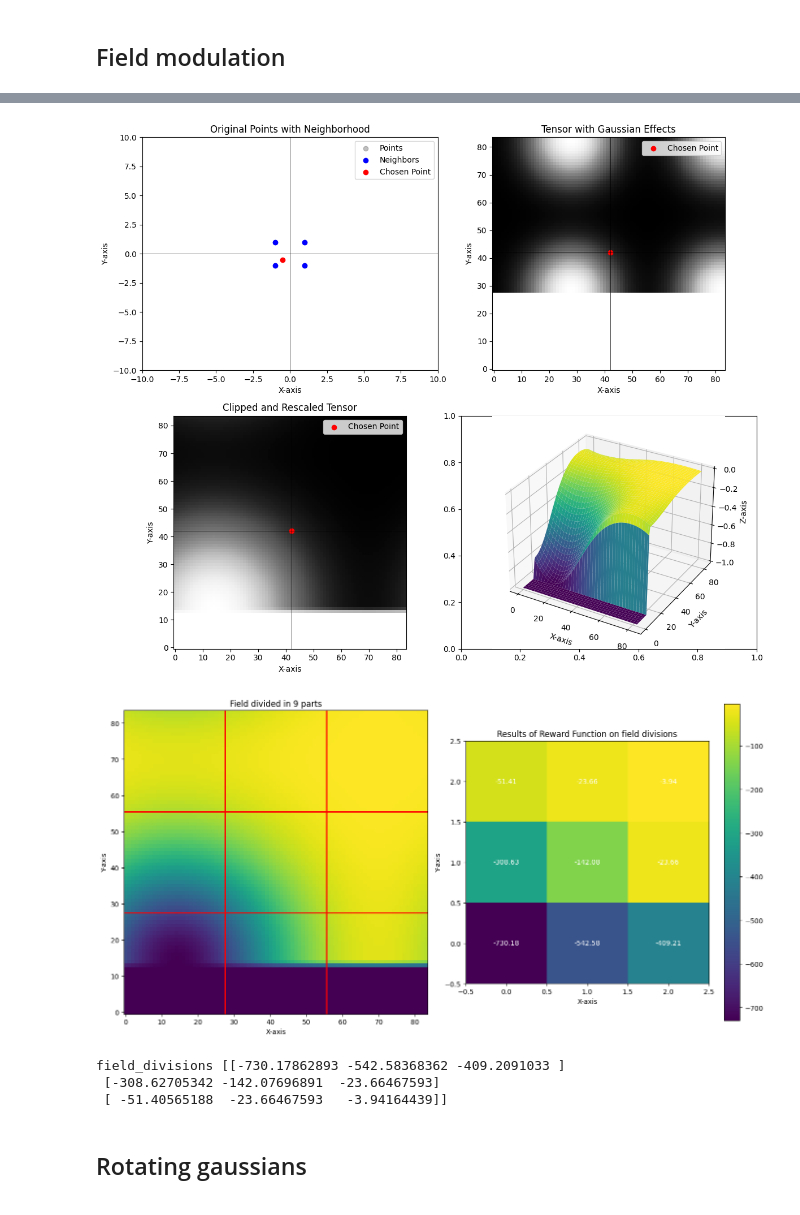
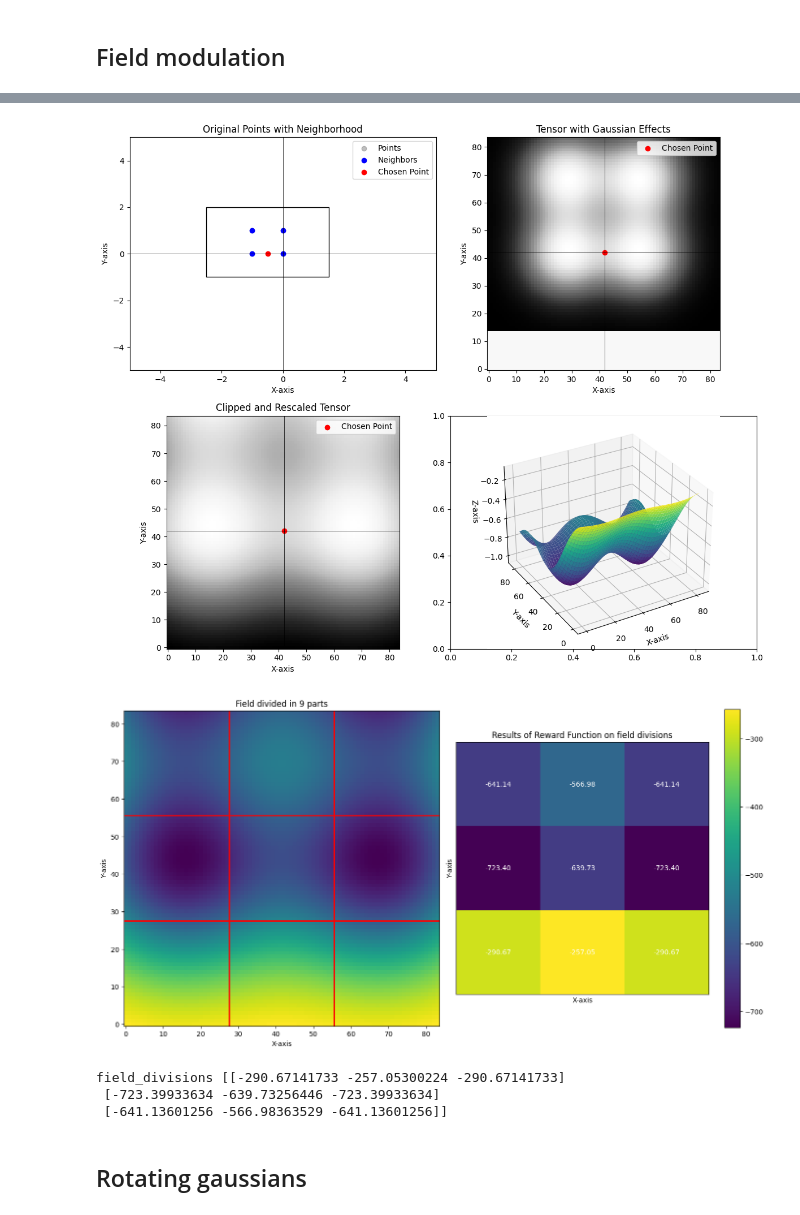
Before and after one commit to alexandru-dochian/multi_agent_framework, a Jupyter notebook: analytics.ipynb, the cells around one changed output, grey strips where cells are left out. Cells and saved outputs as stored; diff of their text form; code cells hidden in the pictures.

```diff
--- a/analytics.ipynb
+++ b/analytics.ipynb
@@ -107,6 +107,7 @@ plot_experiment_trajectories('hill_climbing_square_vu')
 # %%
 VICINITY_LIMIT = [1.5, 1.5]
 FIELD_SIZE = [84, 84]
+SPACE_LIMIT = SpaceLimit(x_min=-2.5, x_max=1.5, y_min=-1.0, y_max=2.0)
 
 
 def plot_field_modulation_scenario(
@@ -126,11 +127,22 @@ def plot_field_modulation_scenario(
     ax[0, 0].scatter(
         neighbours[:, 0], neighbours[:, 1], color="blue", label="Neighbors"
     )
+    ax[0, 0].add_patch(
+        plt.Rectangle(
+            (SPACE_LIMIT.x_min, SPACE_LIMIT.y_min),
+            SPACE_LIMIT.x_max - SPACE_LIMIT.x_min,
+            SPACE_LIMIT.y_max - SPACE_LIMIT.y_min,
+            linewidth=1,
+            edgecolor="black",
+            facecolor="none",
+        )
+    )
+
     ax[0, 0].scatter(center[0], center[1], color="red", label="Chosen Point")
     ax[0, 0].axhline(0, color="black", linewidth=0.5)
     ax[0, 0].axvline(0, color="black", linewidth=0.5)
-    ax[0, 0].set_xlim(-10, 10)
-    ax[0, 0].set_ylim(-10, 10)
+    ax[0, 0].set_xlim(-5, 5)
+    ax[0, 0].set_ylim(-5, 5)
     ax[0, 0].legend()
     ax[0, 0].set_xlabel("X-axis")
     ax[0, 0].set_ylabel("Y-axis")
@@ -179,6 +191,7 @@ def plot_field_modulation_scenario(
 
     # Plot the surface
     ax_3d.plot_surface(x, y, zoomed_field, cmap="viridis")
+    ax_3d.view_init(elev=30, azim=-120)
 
     # Set labels
     ax_3d.set_xlabel("X-axis")
@@ -219,6 +232,10 @@ def plot_rewards(results, ax):
     ax.set_xlabel("X-axis")
     ax.set_ylabel("Y-axis")
 
+    # Remove the numbers on the axis
+    ax.set_xticks([])
+    ax.set_yticks([])
+
     for (i, j), val in np.ndenumerate(results):
         ax.text(j, i, f"{val:.2f}", ha="center", va="center", color="white")
 
@@ -246,6 +263,7 @@ def run_field_modulation_scenario(points: np.array, center: list[float]):
     neighbours: np.array = field_modulation.filter_points_in_vicinity(
         points, center, VICINITY_LIMIT
     )
+    modulations: np.array = np.array([])
 
     field: np.array = np.zeros(FIELD_SIZE)
     for neighbour in neighbours:
@@ -253,19 +271,23 @@ def run_field_modulation_scenario(points: np.array, center: list[float]):
             neighbour, center, FIELD_SIZE, VICINITY_LIMIT
         )
         field = field_modulation.apply_distribution(
-            field, relative_neighbour_field_pos, operation="subtract"
+            field,
+            relative_neighbour_field_pos,
+            space_factor=1,
+            amplitude=1,
+            operation="subtract",
         )
 
     field_limited = field_modulation.patch_value_outside_vicinity_limit(
         field=field,
         center=center,
-        space_limits={"x_min": -2.5, "x_max": 1.5, "y_min": -1.0, "y_max": 2.0},
+        space_limit=SPACE_LIMIT,
         vicinity_limit=VICINITY_LIMIT,
         field_size=FIELD_SIZE,
     )
 
     field_limited_zoomed = field_modulation.clip_and_resize(
-        field=field, field_size=FIELD_SIZE, clip_size_factor=2
+        field=field_limited, field_size=FIELD_SIZE, clip_size_factor=2
     )
 
     plot_field_modulation_scenario(
@@ -280,14 +313,14 @@ def run_field_modulation_scenario(points: np.array, center: list[float]):
 # %%
 run_field_modulation_scenario(
-    points=np.array([[1, 1], [-1, -1], [-1, 1], [1, -1]]),
-    center=[-0.5, -0.5]
+    points=np.array([[-1, 1], [0, 1], [0, 0], [-1, 0]]),
+    center=[-0.5, 0]
 )
 # %% [output]
-[figure, old version]
+[figure, new version]
-[figure, old version]
+[figure, new version]
-field_divisions [[-730.17862893 -542.58368362 -409.2091033 ]
- [-308.62705342 -142.07696891  -23.66467593]
- [ -51.40565188  -23.66467593   -3.94164439]]
+field_divisions [[-290.67141733 -257.05300224 -290.67141733]
+ [-723.39933634 -639.73256446 -723.39933634]
+ [-641.13601256 -566.98363529 -641.13601256]]
 # %% [markdown]
 ## Rotating gaussians
 # %%
```
Also changed, not shown: parts of 3 cells of this notebook, 9 other files.
